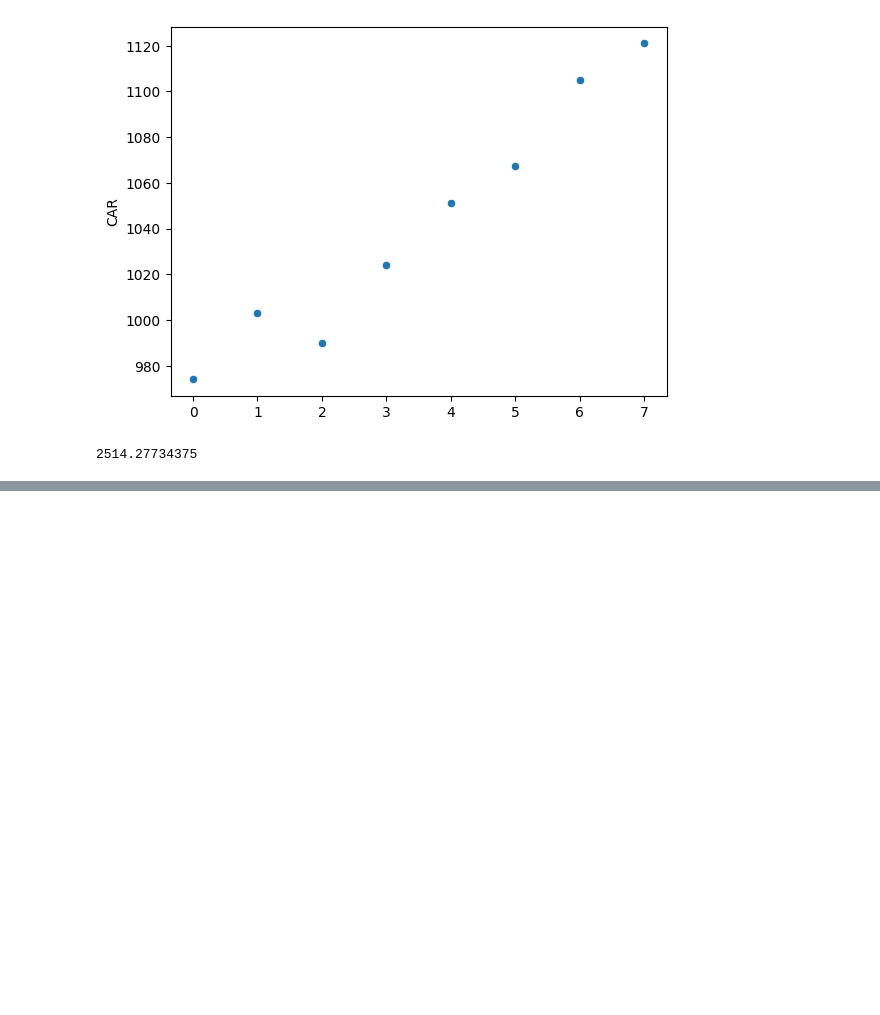
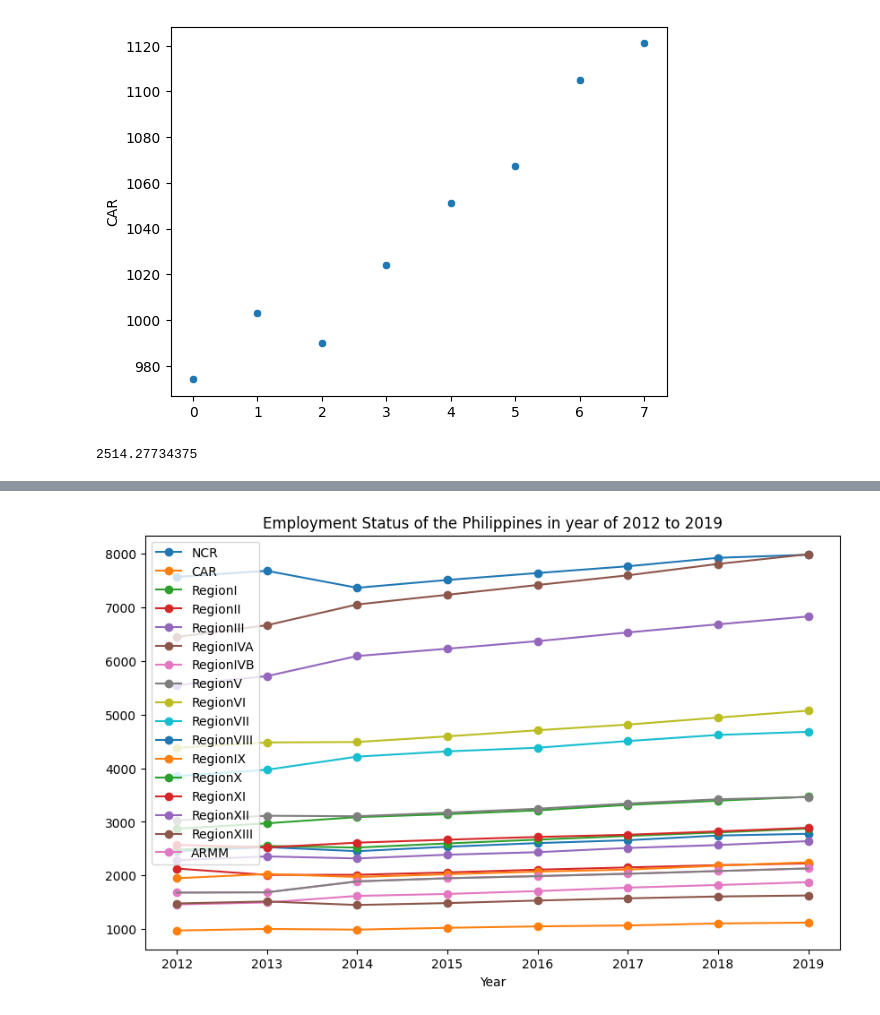
Before and after one commit to KuyaGit/dataanalyticsfinals, a Jupyter notebook: data.ipynb, the cells around one changed output, grey strips where cells are left out. Saved outputs shown, nothing was run; the diff lists cells and outputs as text; code cells hidden in the pictures; blank space fills up the shorter version.

```diff
--- a/data.ipynb
+++ b/data.ipynb
@@ -293,0 +306,21 @@ print(np.var(employeeNumber['CAR']))
+# %%
+
+x = employeeNumber.iloc[:, 0]  # First column as x-axis
+y_columns = employeeNumber.iloc[:, 1:]  # Select all columns from 2nd to the end
+
+plt.figure(figsize=(10, 6))  # Adjust the figure size if needed
+
+# Plot each column as a separate line
+for column in y_columns:
+    y = employeeNumber[column]
+    plt.plot(x, y, label=column, marker='o')
+
+
+plt.plot(x,y)
+plt.xlabel('Year')
+plt.ylabel('')
+plt.legend()
+plt.title('Employment Status of the Philippines in year of 2012 to 2019')
+plt.show()
+# %% [output]
+[figure, added]
```
Also changed, not shown: parts of 2 cells of this notebook.
